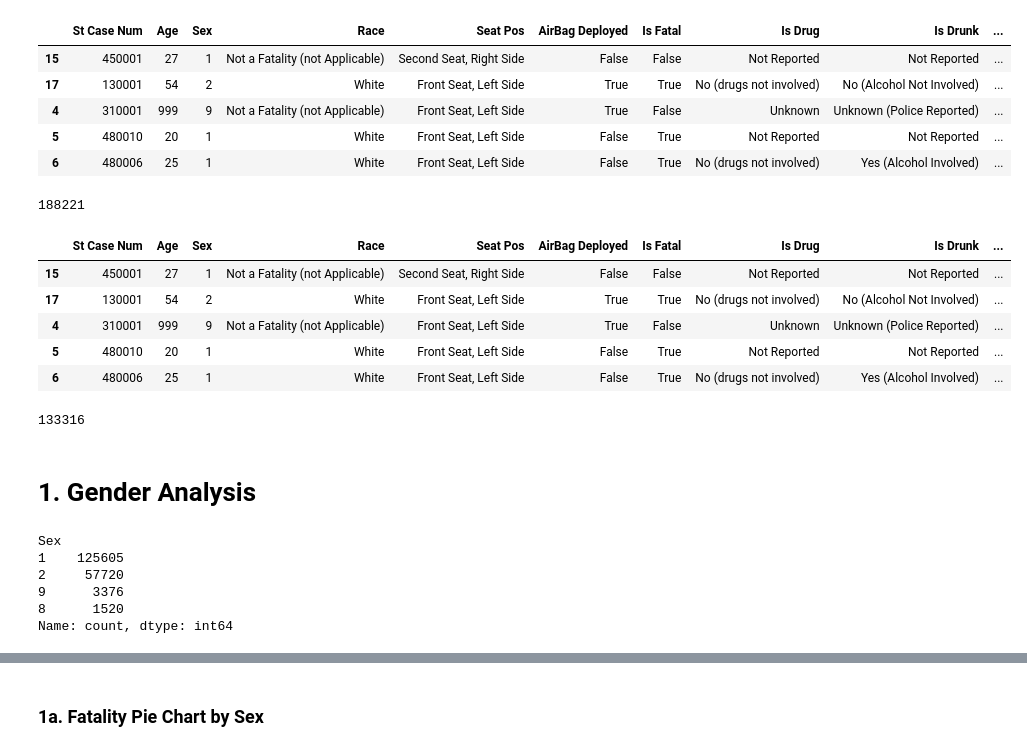
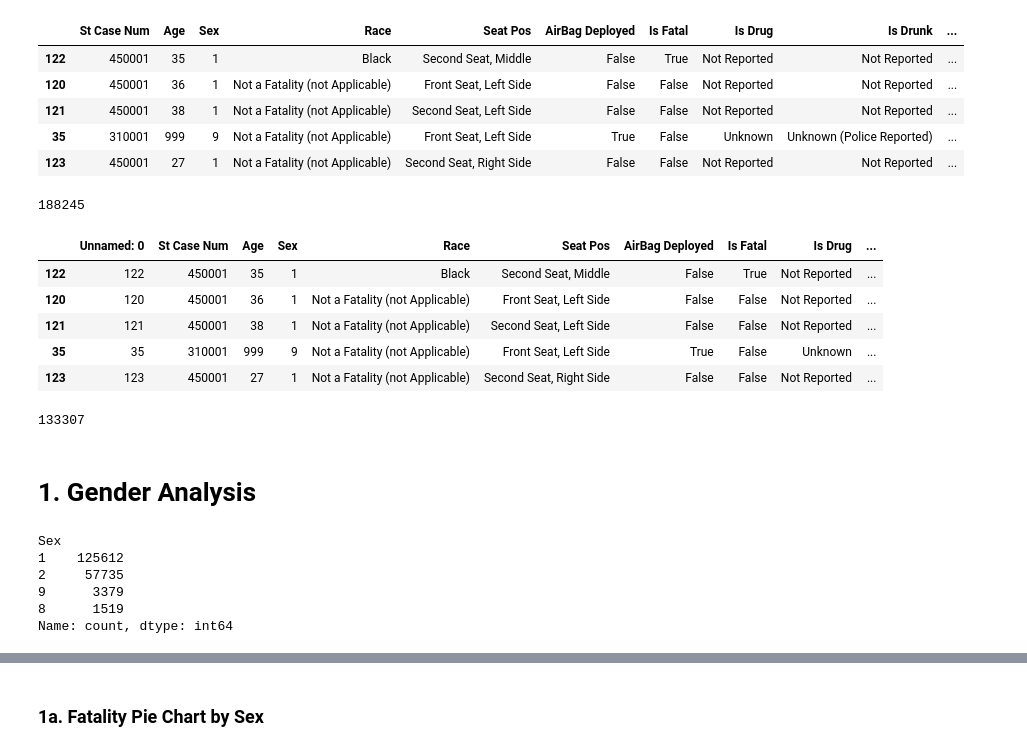
Before and after one commit to dcheung0720/Data-Wizards-1, a Jupyter notebook: Analysis/CrashAnalysis.ipynb, the cells around one changed output, grey strips where cells are left out. Cells and saved outputs as stored; diff of their text form; code cells hidden in the pictures.

```diff
--- a/Analysis/CrashAnalysis.ipynb
+++ b/Analysis/CrashAnalysis.ipynb
@@ -10,35 +10,36 @@ import seaborn as sns
 from pprint import pprint
 # %%
 # read csv
-df_crash = pd.read_csv("../Resources/combined_data.csv")
+df_crash = pd.read_csv("../Resources/People_Involved.csv")
 df_crash = df_crash.sort_values(by = "Case Date")
+df_crash = df_crash.drop("Unnamed: 0", axis= 1)
 df_crash.head()
 # %% [output]
 |  | St Case Num | Age | Sex | Race | Seat Pos | AirBag Deployed | Is Fatal | Is Drug | Is Drunk | ... |
-| 15 | 450001 | 27 | 1 | Not a Fatality (not Applicable) | Second Seat, Right Side | False | False | Not Reported | Not Reported | ... |
-| 17 | 130001 | 54 | 2 | White | Front Seat, Left Side | True | True | No (drugs not involved) | No (Alcohol Not Involved) | ... |
-| 4 | 310001 | 999 | 9 | Not a Fatality (not Applicable) | Front Seat, Left Side | True | False | Unknown | Unknown (Police Reported) | ... |
-| 5 | 480010 | 20 | 1 | White | Front Seat, Left Side | False | True | Not Reported | Not Reported | ... |
-| 6 | 480006 | 25 | 1 | White | Front Seat, Left Side | False | True | No (drugs not involved) | Yes (Alcohol Involved) | ... |
+| 122 | 450001 | 35 | 1 | Black | Second Seat, Middle | False | True | Not Reported | Not Reported | ... |
+| 120 | 450001 | 36 | 1 | Not a Fatality (not Applicable) | Front Seat, Left Side | False | False | Not Reported | Not Reported | ... |
+| 121 | 450001 | 38 | 1 | Not a Fatality (not Applicable) | Second Seat, Left Side | False | False | Not Reported | Not Reported | ... |
+| 35 | 310001 | 999 | 9 | Not a Fatality (not Applicable) | Front Seat, Left Side | True | False | Unknown | Unknown (Police Reported) | ... |
+| 123 | 450001 | 27 | 1 | Not a Fatality (not Applicable) | Second Seat, Right Side | False | False | Not Reported | Not Reported | ... |
 # %%
 #check length of csv
 len(df_crash)
 # %% [output]
-188221
+188245
 # %%
 df_crash["Case Year"] = df_crash["Case Date"].apply(lambda x: datetime.strptime(x, '%Y-%m-%d').strftime("%Y"))
 df_crash.head()
 # %% [output]
-|  | St Case Num | Age | Sex | Race | Seat Pos | AirBag Deployed | Is Fatal | Is Drug | Is Drunk | ... |
-| 15 | 450001 | 27 | 1 | Not a Fatality (not Applicable) | Second Seat, Right Side | False | False | Not Reported | Not Reported | ... |
-| 17 | 130001 | 54 | 2 | White | Front Seat, Left Side | True | True | No (drugs not involved) | No (Alcohol Not Involved) | ... |
-| 4 | 310001 | 999 | 9 | Not a Fatality (not Applicable) | Front Seat, Left Side | True | False | Unknown | Unknown (Police Reported) | ... |
-| 5 | 480010 | 20 | 1 | White | Front Seat, Left Side | False | True | Not Reported | Not Reported | ... |
-| 6 | 480006 | 25 | 1 | White | Front Seat, Left Side | False | True | No (drugs not involved) | Yes (Alcohol Involved) | ... |
+|  | Unnamed: 0 | St Case Num | Age | Sex | Race | Seat Pos | AirBag Deployed | Is Fatal | Is Drug | ... |
+| 122 | 122 | 450001 | 35 | 1 | Black | Second Seat, Middle | False | True | Not Reported | ... |
+| 120 | 120 | 450001 | 36 | 1 | Not a Fatality (not Applicable) | Front Seat, Left Side | False | False | Not Reported | ... |
+| 121 | 121 | 450001 | 38 | 1 | Not a Fatality (not Applicable) | Second Seat, Left Side | False | False | Not Reported | ... |
+| 35 | 35 | 310001 | 999 | 9 | Not a Fatality (not Applicable) | Front Seat, Left Side | True | False | Unknown | ... |
+| 123 | 123 | 450001 | 27 | 1 | Not a Fatality (not Applicable) | Second Seat, Right Side | False | False | Not Reported | ... |
 # %%
 print(len(df_crash.groupby(["Case Year", "St Case Num", "State"])))
 # %% [output]
-133316
+133307
 # %% [markdown]
 <h1>1. Gender Analysis</h1>
 # %%
@@ -46,10 +47,10 @@ print(len(df_crash.groupby(["Case Year", "St Case Num", "State"])))
 df_crash["Sex"].value_counts()
 # %% [output]
 Sex
-1    125605
-2     57720
-9      3376
-8      1520
+1    125612
+2     57735
+9      3379
+8      1519
 Name: count, dtype: int64
 # %%
 # remove the unknown and weird numbers
```
Also changed, not shown: parts of 7 cells of this notebook, 3 other files.
